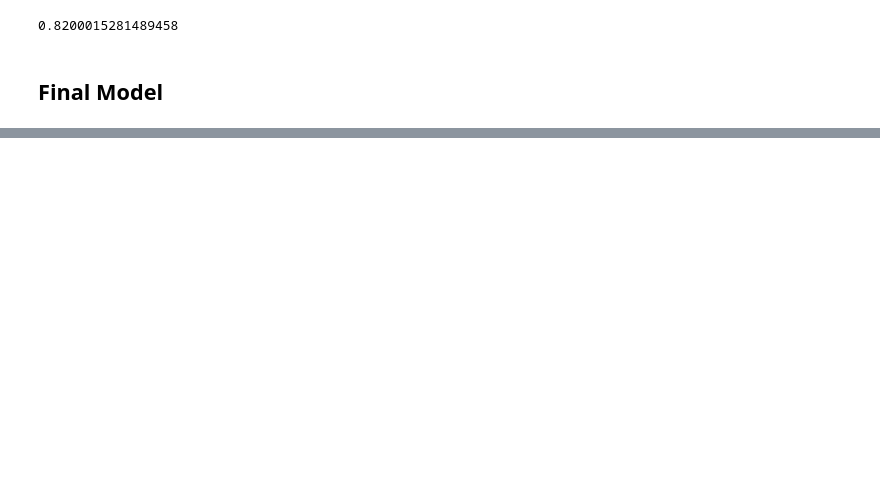
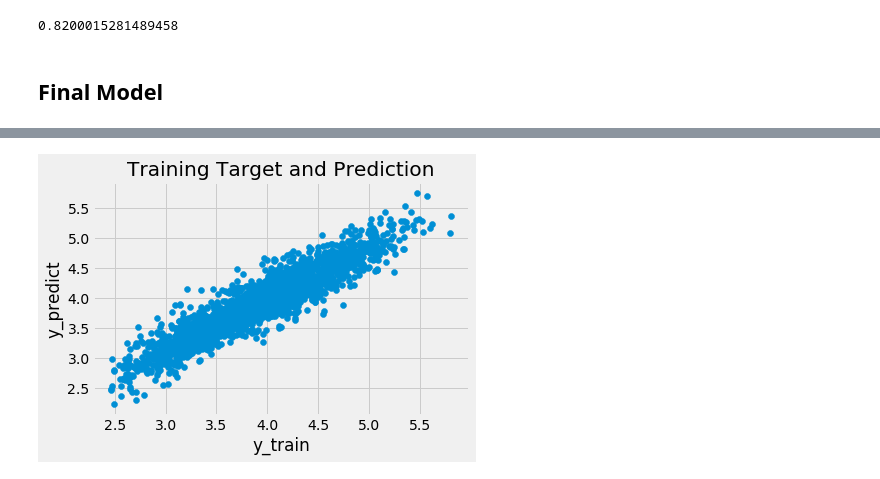
Before and after one commit to MatePocs/US_County_Health, a Jupyter notebook: index.ipynb, the cells around one changed output, grey strips where cells are left out. Drawn from its saved outputs; the diff is of its cells as text; code cells hidden in the pictures; blank space fills up the shorter version.

```diff
--- a/index.ipynb
+++ b/index.ipynb
@@ -1069,0 +1049,2 @@ polynomial_test_score - baseline_test_score
+# %%
+plt.rcParams.update({'font.size': 12})
@@ -1069,0 +1053,3 @@ polynomial_test_score - baseline_test_score
+# %%
+model = Lasso(alpha = chosen_alpha)
+model.fit(X_train_everything_scaled, y_train)
@@ -1069,0 +1058,11 @@ polynomial_test_score - baseline_test_score
+# %%
+y_predict = model.predict(X_train_everything_scaled)
+residuals = y_predict - y_train
+# %%
+plt.scatter(y_train, y_predict)
+plt.title('Training Target and Prediction')
+plt.xlabel('y_train')
+plt.ylabel('y_predict')
+plt.show()
+# %% [output]
+[figure, added]
```
Also changed, not shown: parts of 49 cells of this notebook, 1 other file.
